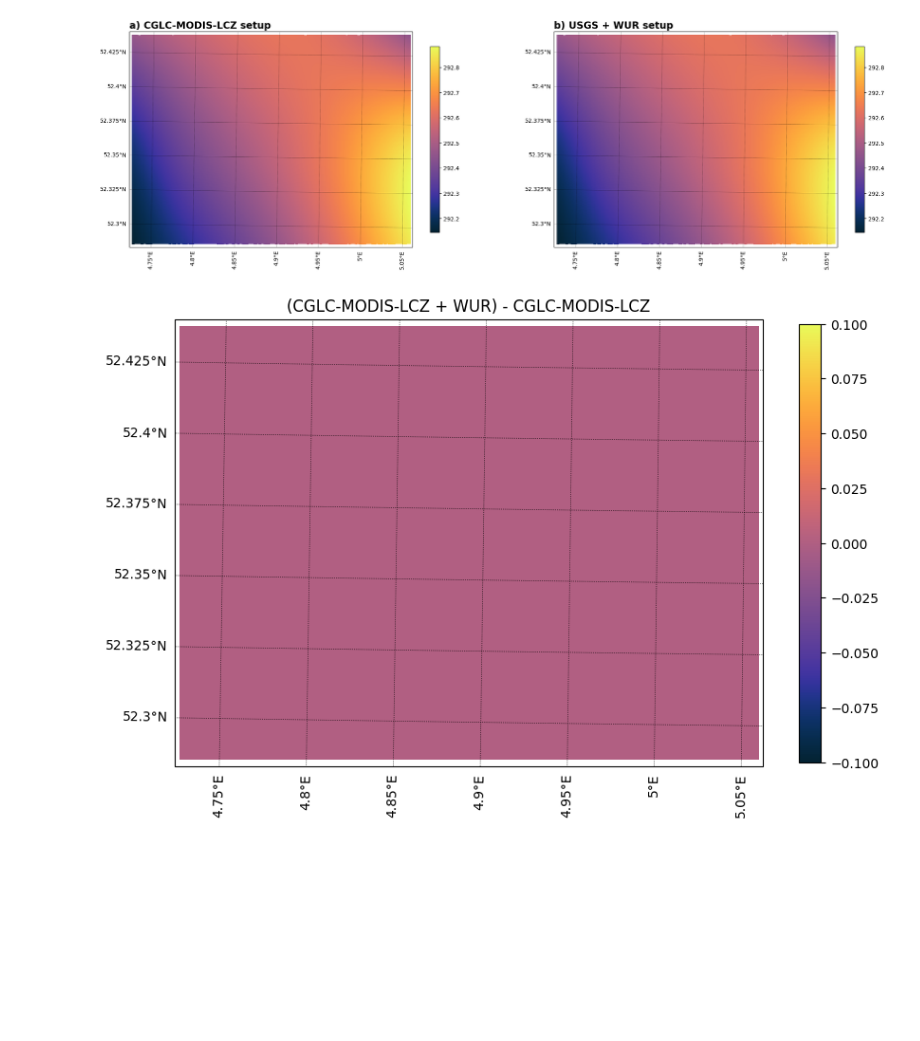
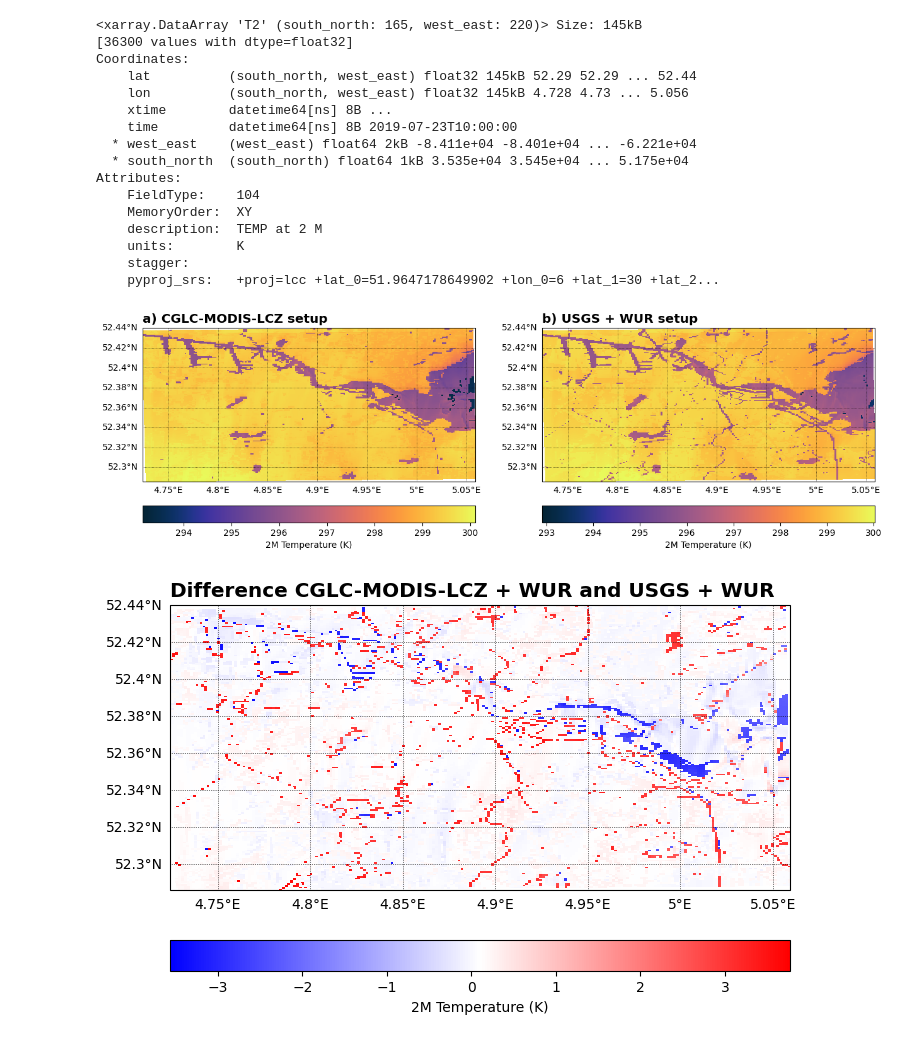
Before and after one commit to Urban-M4/snakemake-wrf, a Jupyter notebook: plot_output_files.ipynb, the cells around one changed output. Cells and saved outputs as stored; diff of their text form; code cells hidden in the pictures; blank space fills up the shorter version.

Commit message:
Use salem library to open wrf files and add difference plot.

```diff
--- a/plot_output_files.ipynb
+++ b/plot_output_files.ipynb
@@ -10,7 +12,7 @@ import matplotlib.pyplot as plt
 from matplotlib.colors import BoundaryNorm
 from matplotlib.colors import LinearSegmentedColormap
 # %%
-usgs_file = Dataset('/home/cdonnely/Urban-M4/misc/workflows/snakemake/output/usgs/wrfout_test')
-wur_file = Dataset('/home/cdonnely/Urban-M4/misc/workflows/snakemake/output/wur/wrfout_test')
-wur_lcz_file = Dataset('/home/cdonnely/Urban-M4/misc/workflows/snakemake/output/wur_lcz/wrfout_test')
-modis_file = Dataset('/home/cdonnely/Urban-M4/misc/workflows/snakemake/output/modis_lcz/wrfout_test')
+usgs_file = salem.open_wrf_dataset('/home/cdonnely/Urban-M4/misc/workflows/snakemake/output/usgs/wrfout_test')
+wur_file = salem.open_wrf_dataset('/home/cdonnely/Urban-M4/misc/workflows/snakemake/output/wur/wrfout_test')
+wur_lcz_file = salem.open_wrf_dataset('/home/cdonnely/Urban-M4/misc/workflows/snakemake/output/wur_lcz/wrfout_test')
+modis_file = salem.open_wrf_dataset('/home/cdonnely/Urban-M4/misc/workflows/snakemake/output/modis_lcz/wrfout_test')
@@ -48,3 +19,8 @@ cart_proj = wrf.get_cartopy(usgs_luindex)
+# %%
+usgs_luindex = usgs_file.LU_INDEX.isel(time=4)
+wur_luindex = wur_file.LU_INDEX.isel(time=4)
+wur_lcz_luindex = wur_lcz_file.LU_INDEX.isel(time=4)
+modis_luindex = modis_file.LU_INDEX.isel(time=4)
 # %%
 c_modis = [
     [0.43, 0.89, 1.0],
@@ -139,8 +115,9 @@ ax_options = {
 }
 title_options = {
     'loc': 'left',
-    'fontsize': 'xx-large',
+    'fontsize': 'x-large',
     'fontweight': 'bold',
 }
-extent = [np.min(lon), np.max(lon), np.min(lat), np.max(lat)]
+proj = ccrs.PlateCarree()
+extent = [usgs_luindex.lon.min(), usgs_luindex.lon.max(), usgs_luindex.lat.min(), usgs_luindex.lat.max()]
 # %%
@@ -182,44 +151,68 @@ cart_proj = wrf.get_cartopy(usgs_T2)
+# %%
+usgs_T2 = usgs_file.T2.isel(time=4)
+wur_T2 = wur_file.T2.isel(time=4)
+wur_lcz_T2 = wur_lcz_file.T2.isel(time=4)
+modis_T2 = modis_file.T2.isel(time=4)
+
+wur_T2
+# %% [output]
+<xarray.DataArray 'T2' (south_north: 165, west_east: 220)> Size: 145kB
+[36300 values with dtype=float32]
+Coordinates:
+    lat          (south_north, west_east) float32 145kB 52.29 52.29 ... 52.44
+    lon          (south_north, west_east) float32 145kB 4.728 4.73 ... 5.056
+    xtime        datetime64[ns] 8B ...
+    time         datetime64[ns] 8B 2019-07-23T10:00:00
+  * west_east    (west_east) float64 2kB -8.411e+04 -8.401e+04 ... -6.221e+04
+  * south_north  (south_north) float64 1kB 3.535e+04 3.545e+04 ... 5.175e+04
+Attributes:
+    FieldType:    104
+    MemoryOrder:  XY
+    description:  TEMP at 2 M
+    units:        K
+    stagger:
+    pyproj_srs:   +proj=lcc +lat_0=51.9647178649902 +lon_0=6 +lat_1=30 +lat_2...
 # %%
-fig = plt.figure(figsize=(25, 10))
-ax1 = fig.add_subplot(1, 2, 1, projection=cart_proj)
+fig = plt.figure(figsize=(15, 5))
+ax1 = fig.add_subplot(1, 2, 1, projection=proj)
 gl1 = ax1.gridlines(**ax_options)
 gl1.right_labels = False
 gl1.top_labels = False
 ax1.set_extent(extent)
 ct1 = ax1.pcolormesh(
-    lon, lat, wrf.to_np(wur_lcz_T2), cmap=cmo.thermal, transform=ccrs.PlateCarree()
+    wur_lcz_T2.lon, wur_lcz_T2.lat, wur_lcz_T2, cmap=cmo.thermal, transform=ccrs.PlateCarree()
 )
 ax1.coastlines(linewidth=1.0, resolution='10m')
 ax1.set_title('a) CGLC-MODIS-LCZ setup', **title_options)
-cbar1 = fig.colorbar(ct1, ax=ax1, shrink=0.6)
+cbar = fig.colorbar(ct1, orientation='horizontal', fraction=0.09, pad=0.1, label='2M Temperature (K)', ax=ax1)
 
-ax2 = fig.add_subplot(1, 2, 2, projection=cart_proj)
+ax2 = fig.add_subplot(1, 2, 2, projection=proj)
 gl2 = ax2.gridlines(**ax_options)
 gl2.right_labels = False
 gl2.top_labels = False
 ax2.set_extent(extent)
 ct2 = ax2.pcolormesh(
-    lon, lat, wrf.to_np(wur_T2), cmap=cmo.thermal, transform=ccrs.PlateCarree()
+    wur_T2.lon, wur_T2.lat, wur_T2, cmap=cmo.thermal, transform=ccrs.PlateCarree()
 )
-ax1.coastlines(linewidth=1.0, resolution='10m')
+ax2.coastlines(linewidth=1.0, resolution='10m')
 ax2.set_title('b) USGS + WUR setup', **title_options)
-cbar2 = fig.colorbar(ct2, ax=ax2, shrink=0.6)
+cbar = fig.colorbar(ct2, orientation='horizontal', fraction=0.09, pad=0.1, label='2M Temperature (K)', ax=ax2)
 # %% [output]
-[figure, old version]
+[figure, new version]
 # %%
-diff = wur_lcz_T2 - modis_T2
+diff = wur_lcz_T2 - wur_T2
 
-fig = plt.figure(figsize=(10, 10))
-ax1 = fig.add_subplot(1, 1, 1, projection=cart_proj)
+fig = plt.figure(figsize=(8, 8))
+ax1 = fig.add_subplot(1, 1, 1, projection=proj)
 gl1 = ax1.gridlines(**ax_options)
 gl1.right_labels = False
 gl1.top_labels = False
 ax1.set_extent(extent)
 ct1 = ax1.pcolormesh(
-    lon, lat, diff, cmap=cmo.thermal, transform=ccrs.PlateCarree()
+    wur_T2.lon, wur_T2.lat, diff, cmap='bwr', transform=ccrs.PlateCarree()
 )
 ax1.coastlines(linewidth=1.0, resolution='10m')
-ax1.set_title('(CGLC-MODIS-LCZ + WUR) - CGLC-MODIS-LCZ')
-cbar1 = fig.colorbar(ct1, ax=ax1, shrink=0.6)
+ax1.set_title('Difference CGLC-MODIS-LCZ + WUR and USGS + WUR', **title_options)
+cbar = fig.colorbar(ct1, orientation='horizontal', fraction=0.09, pad=0.08, label='2M Temperature (K)', ax=ax1)
 # %% [output]
-[figure, old version]
+[figure, new version]
```
Also changed, not shown: parts of 9 cells of this notebook.
